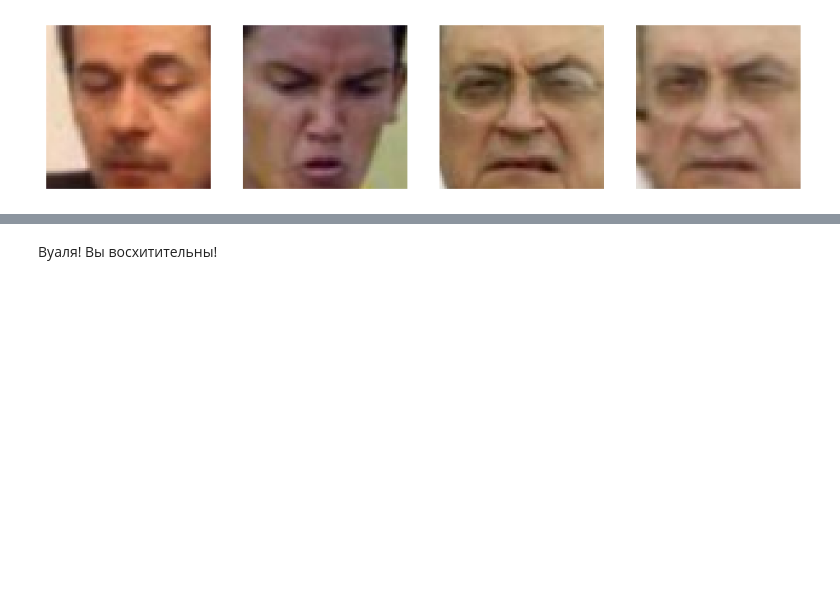
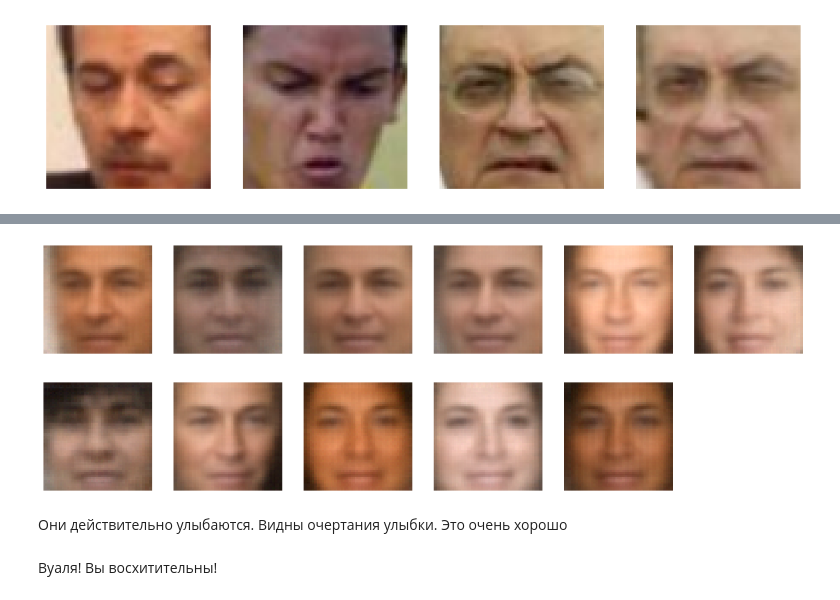
Before and after one commit to Summit2/ML_education, a Jupyter notebook: [hw]autoencoders.ipynb, the cells around one changed output, grey strips where cells are left out. Drawn from its saved outputs; the diff is of its cells as text; code cells hidden in the pictures; blank space fills up the shorter version.

```diff
--- a/[hw]autoencoders.ipynb
+++ b/[hw]autoencoders.ipynb
@@ -364,12 +364,6 @@ show_img(data=data_frown, num_img=3)
 # %%
-#даталоадер для хмурых
-train_photos_frown, val_photos_frown, train_attrs_frown, val_attrs_frown = train_test_split(data_frown, attrs_frown.index[:1000],
-                                                                    train_size=0.9, shuffle=False)
-train_loader_frown = torch.utils.data.DataLoader(train_photos_frown, batch_size=32)
-val_loader_frown = torch.utils.data.DataLoader(val_photos_frown, batch_size=32)
+# #для улыбающихся
+# train_photos_smile, val_photos_smile, train_attrs_smile, val_attrs_smile = train_test_split(data_smile, attrs_smile.index[:1000],
+#                                                                     train_size=0.9, shuffle=False)
+train_loader_smile = torch.utils.data.DataLoader(data_smile, batch_size=1)
+train_loader_frown = torch.utils.data.DataLoader(data_frown, batch_size=1)
-# %%
-#для улыбающихся
-train_photos_smile, val_photos_smile, train_attrs_smile, val_attrs_smile = train_test_split(data_smile, attrs_smile.index[:1000],
-                                                                    train_size=0.9, shuffle=False)
-train_loader_smile = torch.utils.data.DataLoader(train_photos_smile, batch_size=32)
-val_loader_smile = torch.utils.data.DataLoader(val_photos_smile, batch_size=32)
@@ -382,0 +370,30 @@ latent_final_smile =
+# %%
+avg_smile_latent, avg_frown_latent = 0,0
+
+autoencoder.eval()
+with torch.no_grad():
+  for batch in train_loader_smile:
+    avg_smile_latent+=(autoencoder.cpu()(batch.transpose(1,3).to(device).to('cpu'))[0])
+  for batch in train_loader_frown:
+    avg_frown_latent+=(autoencoder.cpu()(batch.transpose(1,3).to(device).to('cpu'))[0])
+avg_smile_latent, avg_frown_latent = avg_smile_latent/20, avg_frown_latent/20
+
+latent_final = avg_smile_latent - avg_frown_latent
+# %%
+
+plt.figure(figsize=(18, 6))
+
+for i, img in enumerate(train_loader_frown):
+    plt.subplot(2, 6, 1+i)
+    plt.axis("off")
+    # for num in range(4):
+    # print(img.size())
+
+    img = img.transpose(1,3) + latent_final
+    autoencoder.eval()
+    with torch.no_grad():
+      res_img = autoencoder.cpu()(img)[0]
+    plt.imshow(res_img.transpose(1,3).numpy()[0])
+    if i == 10:
+      break
+# %% [output]
@@ -383,3 +401,6 @@ latent_final_smile =
+[figure, added]
+# %% [markdown]
+Они действительно улыбаются. Видны очертания улыбки. Это очень хорошо
 # %% [markdown]
 Вуаля! Вы восхитительны!
 # %% [markdown]
```
Also changed, not shown: parts of 12 cells of this notebook.
